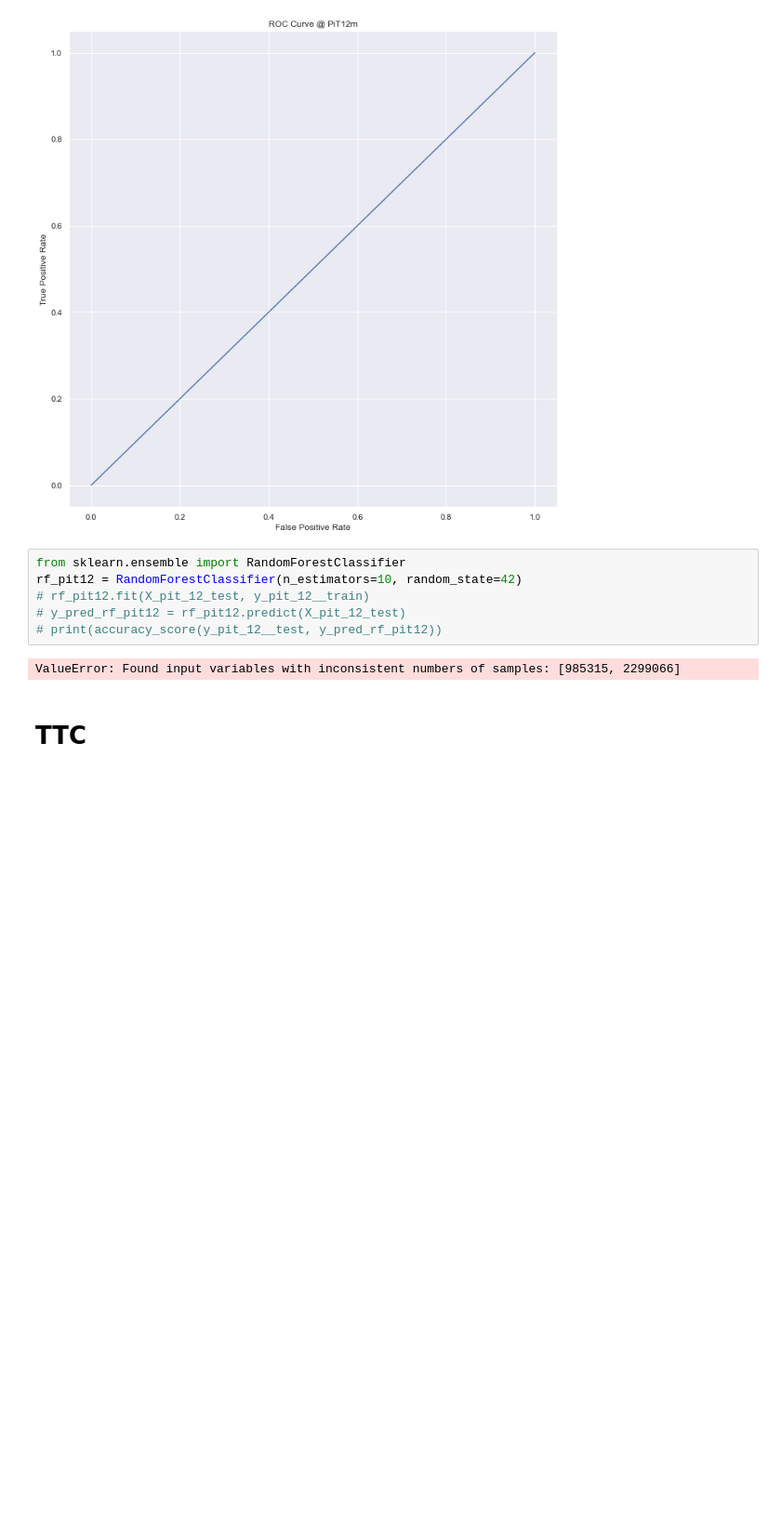
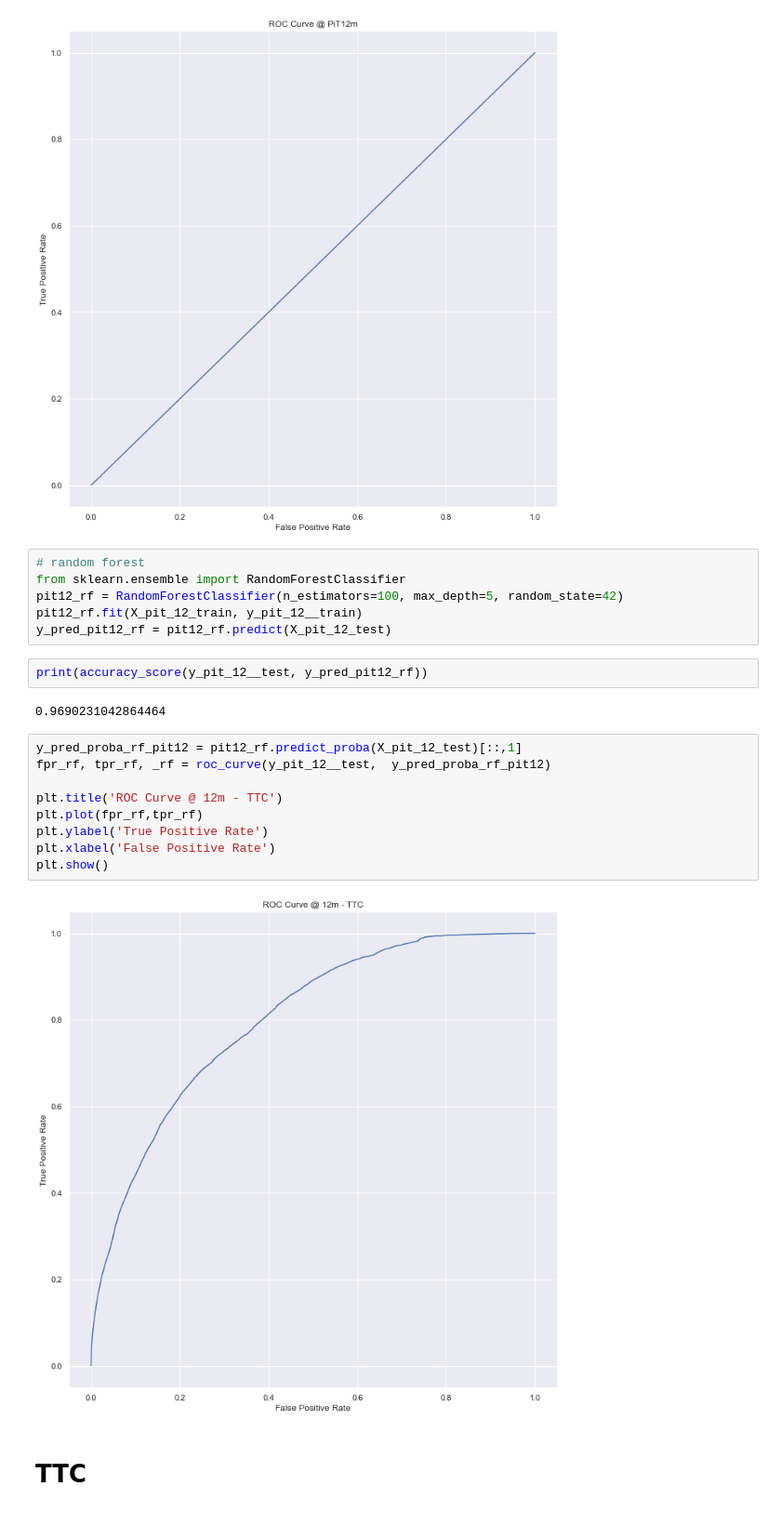
Before and after one commit to elevsev/credit_risk_stuff, a Jupyter notebook: pit_vs_ttc/combined_data.ipynb, the cells around one changed output. Shown: that part at 93% size. Cells and saved outputs as stored; diff of their text form; blank space fills up the shorter version.

```diff
--- a/pit_vs_ttc/combined_data.ipynb
+++ b/pit_vs_ttc/combined_data.ipynb
@@ -1495,13 +1495,26 @@ plt.show()
 # %% [output]
 [figure]
 # %%
+# random forest
 from sklearn.ensemble import RandomForestClassifier
-rf_pit12 = RandomForestClassifier(n_estimators=10, random_state=42)
-# rf_pit12.fit(X_pit_12_test, y_pit_12__train)
-# y_pred_rf_pit12 = rf_pit12.predict(X_pit_12_test)
-# print(accuracy_score(y_pit_12__test, y_pred_rf_pit12))
+pit12_rf = RandomForestClassifier(n_estimators=100, max_depth=5, random_state=42)
+pit12_rf.fit(X_pit_12_train, y_pit_12__train)
+y_pred_pit12_rf = pit12_rf.predict(X_pit_12_test)
-# %% [output]
-ValueError: Found input variables with inconsistent numbers of samples: [985315, 2299066]
+# %%
+print(accuracy_score(y_pit_12__test, y_pred_pit12_rf))
+# %% [output]
+0.9690231042864464
+# %%
+y_pred_proba_rf_pit12 = pit12_rf.predict_proba(X_pit_12_test)[::,1]
+fpr_rf, tpr_rf, _rf = roc_curve(y_pit_12__test,  y_pred_proba_rf_pit12)
+
+plt.title('ROC Curve @ 12m - TTC')
+plt.plot(fpr_rf,tpr_rf)
+plt.ylabel('True Positive Rate')
+plt.xlabel('False Positive Rate')
+plt.show()
+# %% [output]
+[figure, added]
 # %% [markdown]
 # TTC
 # %%
```
